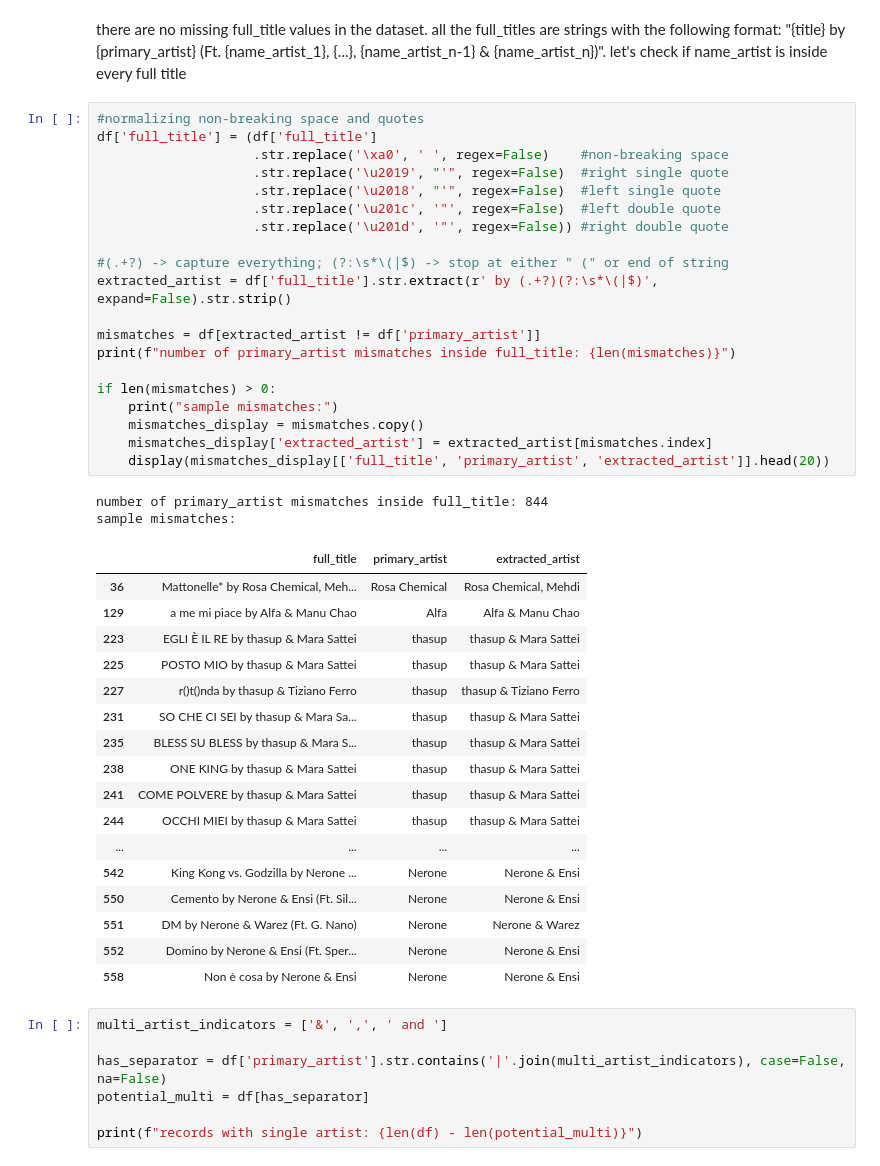
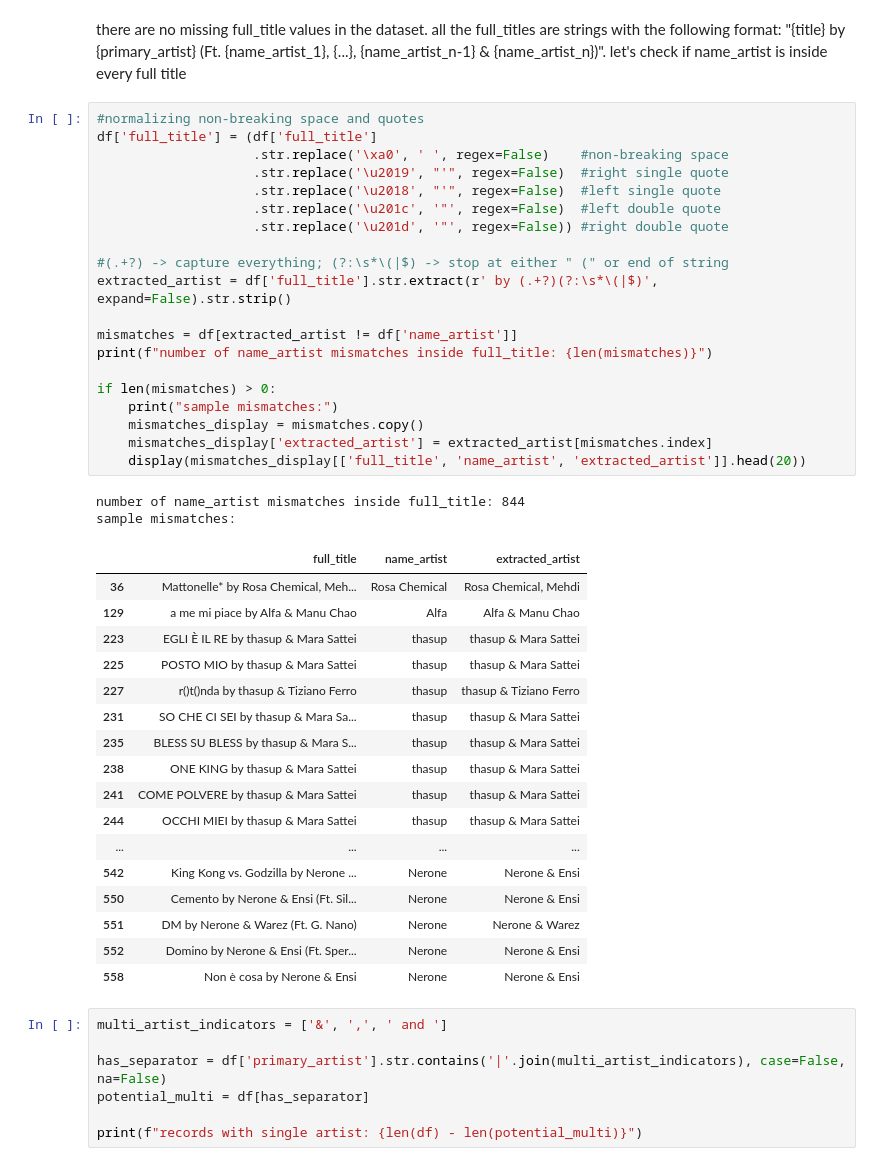
Before and after one commit to jaanisfehling/italian-rap-songs, a Jupyter notebook: data_understanding/tracks_analysis.ipynb, the cells around one changed output. Drawn from its saved outputs; the diff is of its cells as text.

Commit message:
tracks_analysis - primary_artist, language

```diff
--- a/data_understanding/tracks_analysis.ipynb
+++ b/data_understanding/tracks_analysis.ipynb
@@ -201,27 +201,27 @@ all the full_titles are strings with the following format: "{title} by {primary_
 # %%
 #normalizing non-breaking space and quotes
 df['full_title'] = (df['full_title']
                     .str.replace('\xa0', ' ', regex=False)    #non-breaking space
                     .str.replace('\u2019', "'", regex=False)  #right single quote
                     .str.replace('\u2018', "'", regex=False)  #left single quote
                     .str.replace('\u201c', '"', regex=False)  #left double quote
                     .str.replace('\u201d', '"', regex=False)) #right double quote
 
 #(.+?) -> capture everything; (?:\s*\(|$) -> stop at either " (" or end of string
 extracted_artist = df['full_title'].str.extract(r' by (.+?)(?:\s*\(|$)', expand=False).str.strip()
 
-mismatches = df[extracted_artist != df['primary_artist']]
-print(f"number of primary_artist mismatches inside full_title: {len(mismatches)}")
+mismatches = df[extracted_artist != df['name_artist']]
+print(f"number of name_artist mismatches inside full_title: {len(mismatches)}")
 
 if len(mismatches) > 0:
     print("sample mismatches:")
     mismatches_display = mismatches.copy()
     mismatches_display['extracted_artist'] = extracted_artist[mismatches.index]
-    display(mismatches_display[['full_title', 'primary_artist', 'extracted_artist']].head(20))
+    display(mismatches_display[['full_title', 'name_artist', 'extracted_artist']].head(20))
 # %% [output]
-number of primary_artist mismatches inside full_title: 844
+number of name_artist mismatches inside full_title: 844
 sample mismatches:
-|  | full_title | primary_artist | extracted_artist |
+|  | full_title | name_artist | extracted_artist |
 | 36 | Mattonelle* by Rosa Chemical, Meh... | Rosa Chemical | Rosa Chemical, Mehdi |
 | 129 | a me mi piace by Alfa & Manu Chao | Alfa | Alfa & Manu Chao |
 | 223 | EGLI È IL RE by thasup & Mara Sattei | thasup | thasup & Mara Sattei |
```
Also changed, not shown: parts of 20 cells of this notebook.
